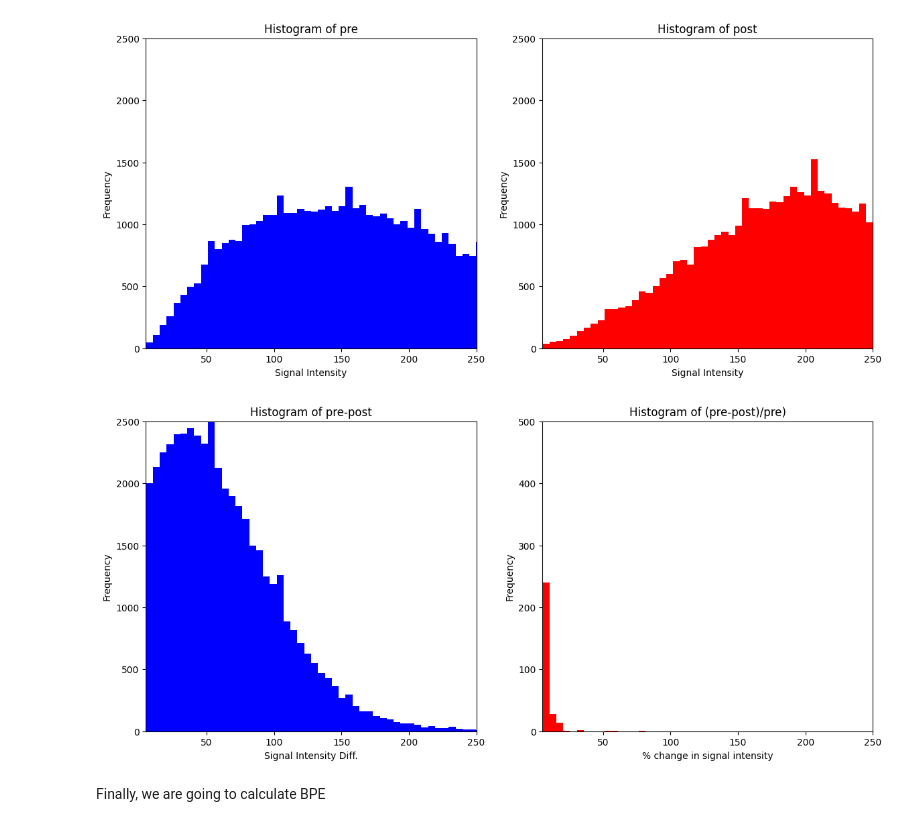
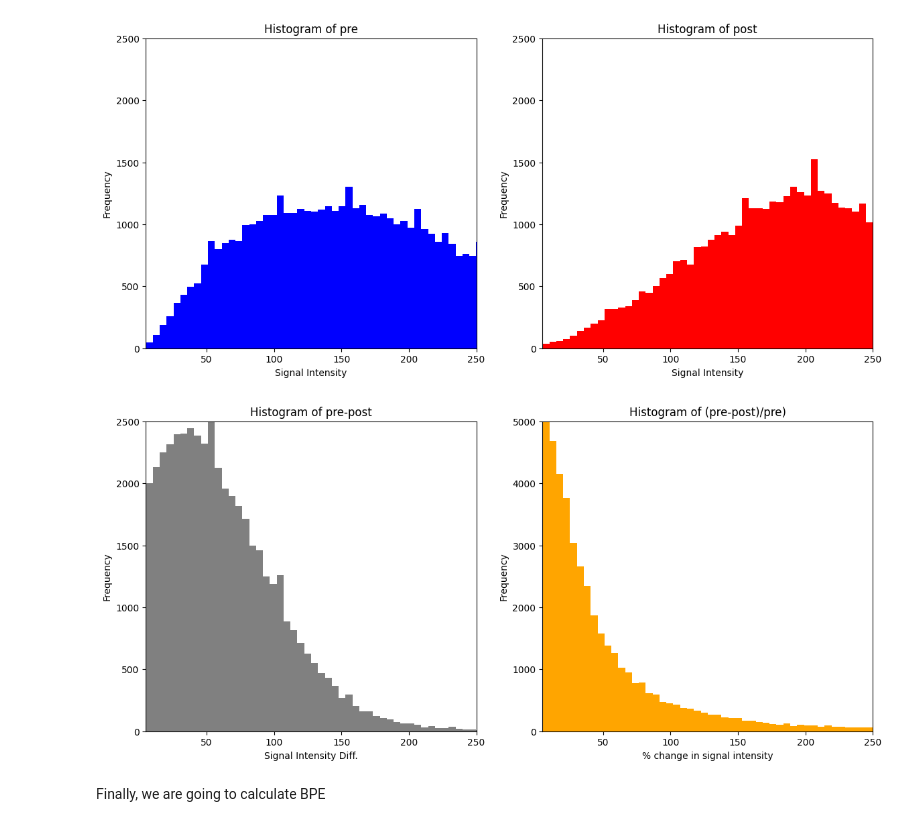
Before and after one commit to hsuryainfo/IntensityThreshold, a Jupyter notebook: bpecalc.ipynb, the cells around one changed output. Saved outputs shown, nothing was run; the diff lists cells and outputs as text; code cells hidden in the pictures.

```diff
--- a/bpecalc.ipynb
+++ b/bpecalc.ipynb
@@ -100,27 +100,28 @@ plt.show()
 # %%
 #more graphs for visualization
 
 plt.figure(figsize=(14, 6))
 plt.subplot(1, 2, 1)
-plt.hist(masked_array2_flat-masked_array_flat, bins=50, color='blue',  range=(0, 255))
+plt.hist(masked_array2_flat-masked_array_flat, bins=50, color='gray',  range=(0, 255))
 plt.title('Histogram of pre-post')
 plt.xlabel('Signal Intensity Diff.')
 plt.ylabel('Frequency')
 plt.xlim(5, 250)
 plt.ylim(0, 2500)
 
 
 plt.subplot(1, 2, 2)
-plt.hist(((masked_array2_flat-masked_array_flat)/(masked_array_flat)), bins=50, color='red',  range=(0, 255))
+plt.hist( np.where(masked_array_flat != 0, (masked_array2_flat - masked_array_flat) / masked_array_flat * 100, 0), bins=50, color='orange',  range=(0, 255))   #divide by 0 error
+#plt.hist((masked_array2_flat-masked_array_flat)/masked_array_flat * 100, bins=50, color='orange',  range=(0, 255))
 plt.title('Histogram of (pre-post)/pre)')
 plt.xlabel('% change in signal intensity')
 plt.ylabel('Frequency')
 plt.xlim(5, 250)
-plt.ylim(0, 500)
+plt.ylim(0, 5000)
 
 plt.show()
 # %% [output]
-[figure, old version]
+[figure, new version]
 # %% [markdown]
 Finally, we are going to calculate BPE
 # %%
```
